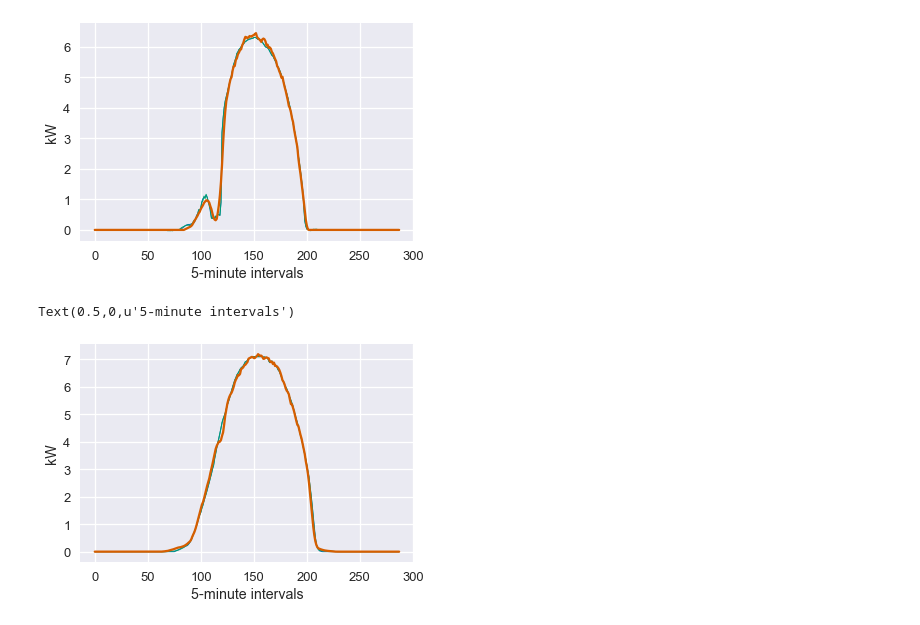
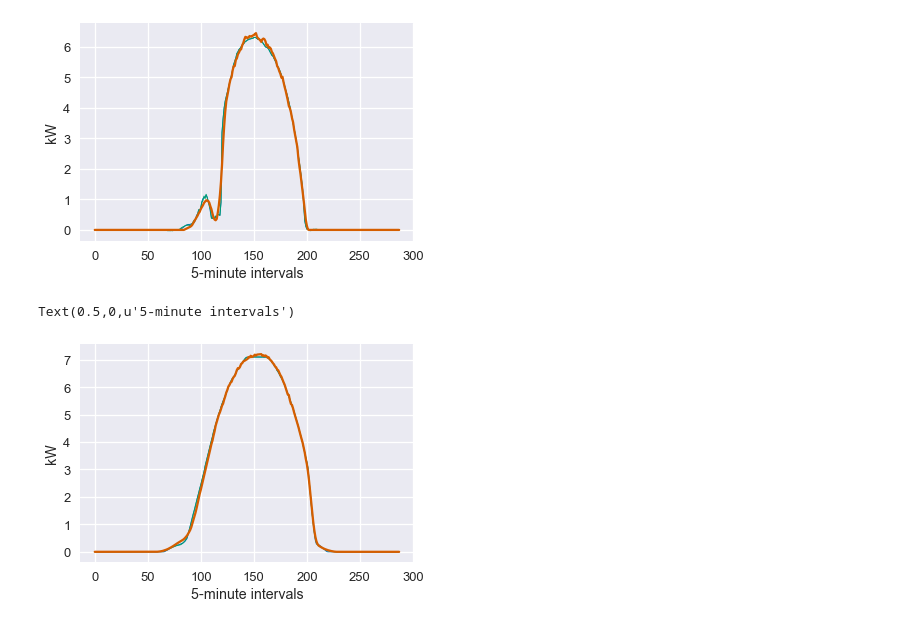
Before and after one commit to slacgismo/StatisticalClearSky, a Jupyter notebook: S47_deeper_look.ipynb, the cells around one changed output. Saved outputs shown, nothing was run; the diff lists cells and outputs as text; code cells hidden in the pictures.

```diff
--- a/S47_deeper_look.ipynb
+++ b/S47_deeper_look.ipynb
@@ -130,13 +116,13 @@ plt.xlabel('5-minute intervals')
 Text(0.5,0,u'5-minute intervals')
 [figure]
 # %%
-DAY = scs.cleardays[170]
+DAY = scs.cleardays[2]
 scs.reconstruct_day(DAY, n=scs.DP_clearsky.shape[0])
 estimates = scs.estimate_clearsky(np.s_[DAY%365:(DAY+1)%365])
 for i in xrange(estimates.shape[1]):
     plt.plot(estimates[:, i])
 plt.ylabel('kW')
 plt.xlabel('5-minute intervals')
 # %% [output]
 Text(0.5,0,u'5-minute intervals')
-[figure, old version]
+[figure, new version]
```
Also changed, not shown: parts of 3 cells of this notebook, 1 other file.
